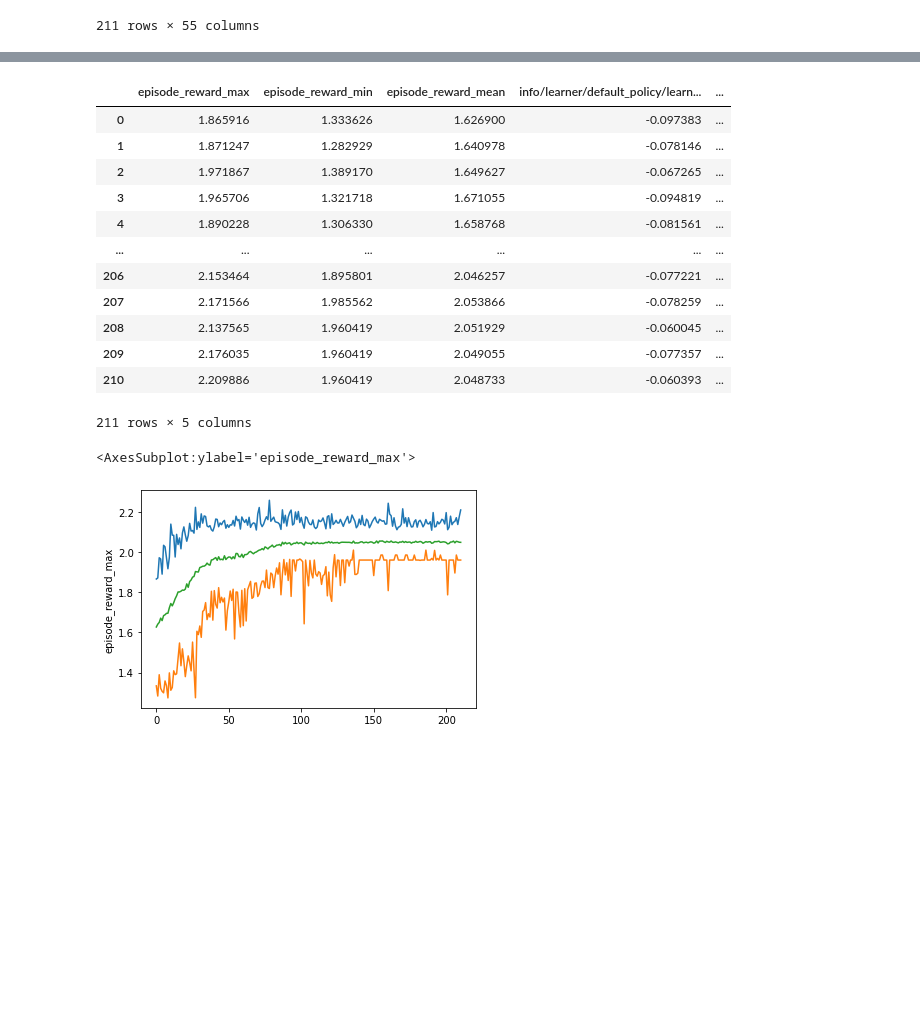
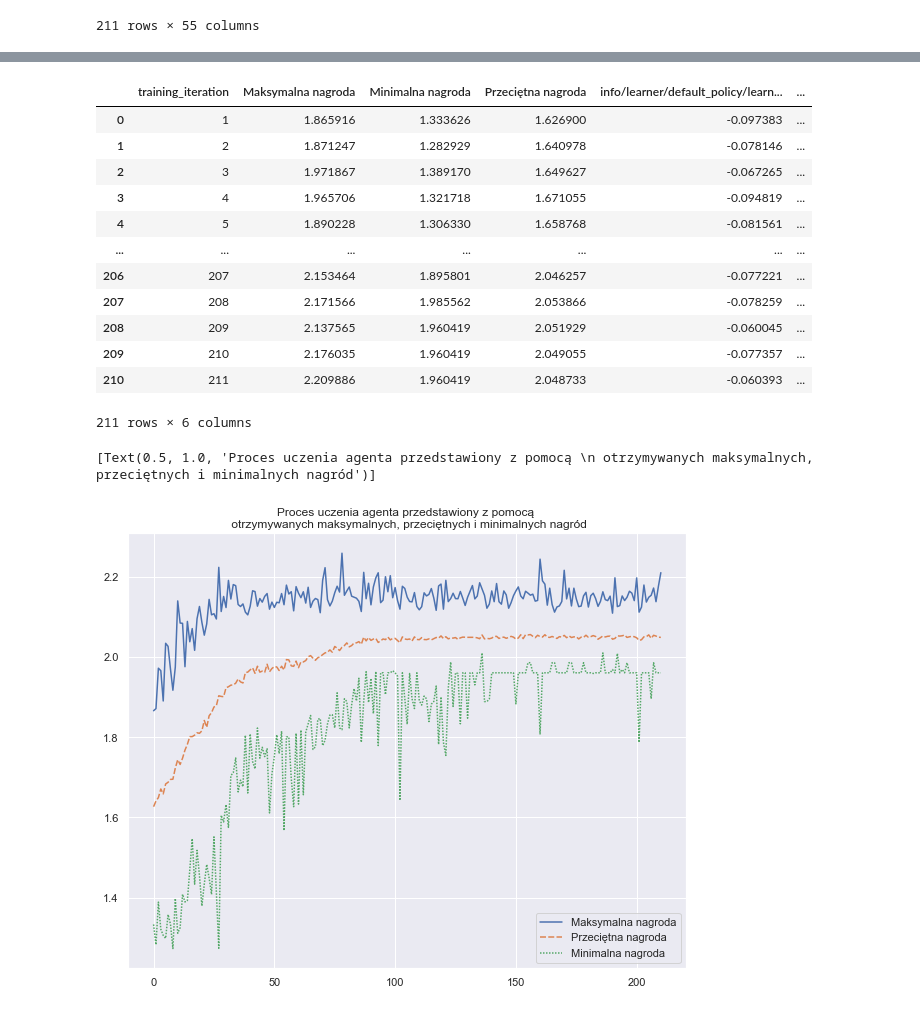
Before and after one commit to MilkSilk/masters_thesis, a Jupyter notebook: game_balance/src/figure_generation.ipynb, the cells around one changed output, grey strips where cells are left out. Drawn from its saved outputs; the diff is of its cells as text; code cells hidden in the pictures; blank space fills up the shorter version.

Commit message:
Bigger plots, minor fix

```diff
--- a/game_balance/src/figure_generation.ipynb
+++ b/game_balance/src/figure_generation.ipynb
@@ -156,4 +158,4 @@ Index(['episode_reward_max', 'episode_reward_min', 'episode_reward_mean',
        'info/learner/default_policy/learner_stats/entropy_coeff'],
       dtype='object')
 # %%
-interesting_cols = ['episode_reward_max', 'episode_reward_min', 'episode_reward_mean', 'info/learner/default_policy/learner_stats/policy_loss', 'hist_stats/episode_reward']
+interesting_cols = ['training_iteration', 'episode_reward_max', 'episode_reward_min', 'episode_reward_mean', 'info/learner/default_policy/learner_stats/policy_loss', 'hist_stats/episode_reward']
@@ -162,23 +162,30 @@ plot_data = learning_data[interesting_cols]
+# %%
+plot_data = learning_data[interesting_cols].rename(columns={"episode_reward_max": "Maksymalna nagroda", "episode_reward_min": "Minimalna nagroda", "episode_reward_mean": "Przeciętna nagroda"})
 # %%
 plot_data
 # %% [output]
-|  | episode_reward_max | episode_reward_min | episode_reward_mean | info/learner/default_policy/learn... | ... |
-| 0 | 1.865916 | 1.333626 | 1.626900 | -0.097383 | ... |
-| 1 | 1.871247 | 1.282929 | 1.640978 | -0.078146 | ... |
-| 2 | 1.971867 | 1.389170 | 1.649627 | -0.067265 | ... |
-| 3 | 1.965706 | 1.321718 | 1.671055 | -0.094819 | ... |
-| 4 | 1.890228 | 1.306330 | 1.658768 | -0.081561 | ... |
-| ... | ... | ... | ... | ... | ... |
-| 206 | 2.153464 | 1.895801 | 2.046257 | -0.077221 | ... |
-| 207 | 2.171566 | 1.985562 | 2.053866 | -0.078259 | ... |
-| 208 | 2.137565 | 1.960419 | 2.051929 | -0.060045 | ... |
-| 209 | 2.176035 | 1.960419 | 2.049055 | -0.077357 | ... |
-| 210 | 2.209886 | 1.960419 | 2.048733 | -0.060393 | ... |
+|  | training_iteration | Maksymalna nagroda | Minimalna nagroda | Przeciętna nagroda | info/learner/default_policy/learn... | ... |
+| 0 | 1 | 1.865916 | 1.333626 | 1.626900 | -0.097383 | ... |
+| 1 | 2 | 1.871247 | 1.282929 | 1.640978 | -0.078146 | ... |
+| 2 | 3 | 1.971867 | 1.389170 | 1.649627 | -0.067265 | ... |
+| 3 | 4 | 1.965706 | 1.321718 | 1.671055 | -0.094819 | ... |
+| 4 | 5 | 1.890228 | 1.306330 | 1.658768 | -0.081561 | ... |
+| ... | ... | ... | ... | ... | ... | ... |
+| 206 | 207 | 2.153464 | 1.895801 | 2.046257 | -0.077221 | ... |
+| 207 | 208 | 2.171566 | 1.985562 | 2.053866 | -0.078259 | ... |
+| 208 | 209 | 2.137565 | 1.960419 | 2.051929 | -0.060045 | ... |
+| 209 | 210 | 2.176035 | 1.960419 | 2.049055 | -0.077357 | ... |
+| 210 | 211 | 2.209886 | 1.960419 | 2.048733 | -0.060393 | ... |
-211 rows × 5 columns
+211 rows × 6 columns
 # %%
-sns.lineplot(data=plot_data["episode_reward_max"])
-sns.lineplot(data=plot_data["episode_reward_min"])
-sns.lineplot(data=plot_data["episode_reward_mean"])
+sns.set(rc={'figure.figsize':(10,8)})
+(sns.lineplot(data=plot_data[['Maksymalna nagroda', 'Przeciętna nagroda', 'Minimalna nagroda']])
+    .set(title="Proces uczenia agenta przedstawiony z pomocą \n otrzymywanych maksymalnych, przeciętnych i minimalnych nagród")
+
+)
+# sns.lineplot(data=plot_data["episode_reward_max"])
+# sns.lineplot(data=plot_data["episode_reward_min"])
+# sns.lineplot(data=plot_data["episode_reward_mean"])
 # %% [output]
-<AxesSubplot:ylabel='episode_reward_max'>
+[Text(0.5, 1.0, 'Proces uczenia agenta przedstawiony z pomocą \n otrzymywanych maksymalnych, przeciętnych i minimalnych nagród')]
-[figure, old version]
+[figure, new version]
```
Also changed, not shown: parts of 7 cells of this notebook.
